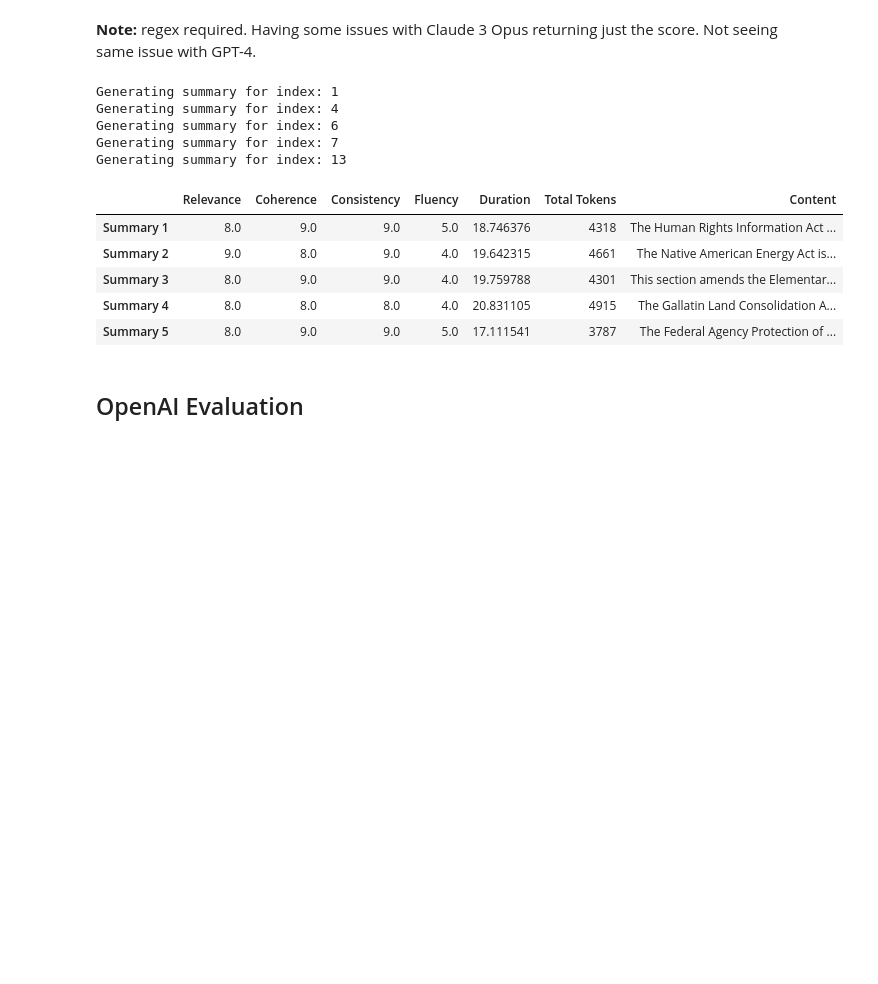
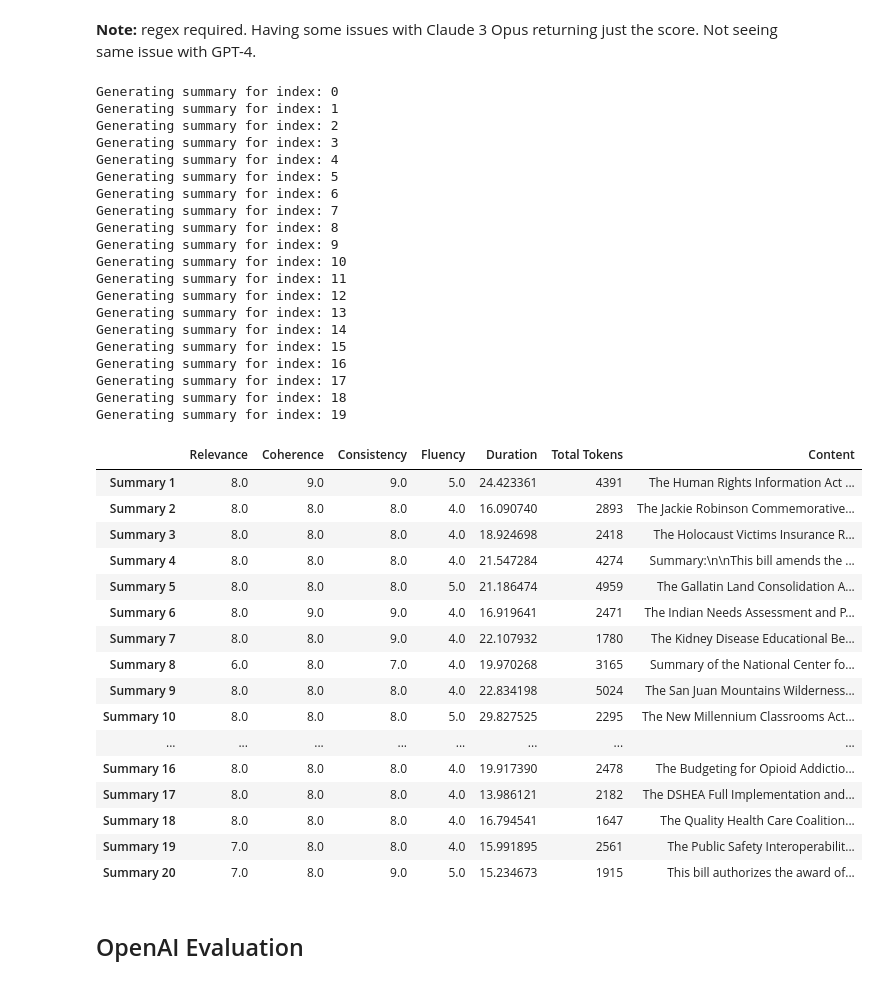
Before and after one commit to mattambrogi/llm-summary-evals, a Jupyter notebook: llm_summarization_evals.ipynb, the cells around one changed output. Saved outputs shown, nothing was run; the diff lists cells and outputs as text; code cells hidden in the pictures; blank space fills up the shorter version.

Commit message:
Update eval prompt, increase sample size, update score parsing

```diff
--- a/llm_summarization_evals.ipynb
+++ b/llm_summarization_evals.ipynb
@@ -35,3 +43,14 @@ Index: 13, Text Length: 16483, Summary Length: 1749
+# %%
+# get first 20 bills with a summary between 200 and 1500 characters
+def valid(bill):
+  return len(bill['summary']) > 200 and len(bill['summary']) < 1500
+
+test_bills = []
+i = 0
+while len(test_bills) < 20:
+  if valid(billsum[i]):
+    test_bills.append(billsum[i])
+  i+=1
 # %% [markdown]
 ## Set up eval prompt
 # %%
@@ -207,6 +202,14 @@ claude_summarizer = ClaudeSummarizer(
+# %%
+claude_summarizer = ClaudeSummarizer(
+    """
+    You are a helpful assistant that summarizes text. You will be provided with a bill from the california legislature. Your job is to create a summary which concisely captures all key information from the bill.
+
+    The user input will just the text of the bill. The output should be the summary and no addtional text.
+    """
+)
 # %%
 # Test Claude Summarizer
-bill = billsum[large_docs_idxs[0]]
+bill = test_bills[0]
 response = claude_summarizer(bill["text"])
 print(response["content"])
 # %% [output]
@@ -264,7 +269,7 @@ evaluation_metrics = {
 # %%
 import re
 # %%
-bill = billsum[6]
+bill = test_bills[0]
 base_summary = bill["summary"]
 generated_summary = claude_summarizer(bill["text"])
 generated_summary_text = generated_summary["content"]
@@ -294,44 +299,74 @@ Fluency: 4.0
 # %%
 # generate and display scores for test set
 all_scores = []
-num_summaries = len(large_docs_idxs)
-for i in large_docs_idxs:
+i = 0
+for bill in test_bills:
     print(f"Generating summary for index: {i}")
-    base_summary = billsum[i]["summary"]
-    summary_result = claude_summarizer(billsum[i]["text"])
+    i+=1
+    base_summary = bill["summary"]
+    summary_result = claude_summarizer(bill["text"])
     generated_summary = summary_result["content"]
     scores = {}
 
     for eval_type, (criteria, steps) in evaluation_metrics.items():
         result = get_geval_score_claude(criteria, steps, base_summary, generated_summary, eval_type)
-        score_num = float(result.strip())
+        try:
+            score_num = float(re.findall(r'\d+', result)[0])
+        except ValueError:
+          score_num = -1
         scores[eval_type] = score_num
 
     scores['Duration'] = summary_result['duration']
     scores['Total Tokens'] = summary_result['tokens']
     scores['Content'] = summary_result['content']
 
     all_scores.append(scores)
-    time.sleep(65)  # avoid rate limit
+    time.sleep(35)  # avoid rate limit
 
 # Create the DataFrame
 df = pd.DataFrame(all_scores)
 
 # Label summaries
-df.index = [f"Summary {i+1}" for i in range(num_summaries)]
+df.index = [f"Summary {i+1}" for i in range(len(test_bills))]
 
 # Display of df
 display(df)
 # %% [output]
+Generating summary for index: 0
 Generating summary for index: 1
+Generating summary for index: 2
+Generating summary for index: 3
 Generating summary for index: 4
+Generating summary for index: 5
 Generating summary for index: 6
 Generating summary for index: 7
+Generating summary for index: 8
+Generating summary for index: 9
+Generating summary for index: 10
+Generating summary for index: 11
+Generating summary for index: 12
 Generating summary for index: 13
+Generating summary for index: 14
+Generating summary for index: 15
+Generating summary for index: 16
+Generating summary for index: 17
+Generating summary for index: 18
+Generating summary for index: 19
 |  | Relevance | Coherence | Consistency | Fluency | Duration | Total Tokens | Content |
-| Summary 1 | 8.0 | 9.0 | 9.0 | 5.0 | 18.746376 | 4318 | The Human Rights Information Act ... |
-| Summary 2 | 9.0 | 8.0 | 9.0 | 4.0 | 19.642315 | 4661 | The Native American Energy Act is... |
-| Summary 3 | 8.0 | 9.0 | 9.0 | 4.0 | 19.759788 | 4301 | This section amends the Elementar... |
-| Summary 4 | 8.0 | 8.0 | 8.0 | 4.0 | 20.831105 | 4915 | The Gallatin Land Consolidation A... |
-| Summary 5 | 8.0 | 9.0 | 9.0 | 5.0 | 17.111541 | 3787 | The Federal Agency Protection of ... |
+| Summary 1 | 8.0 | 9.0 | 9.0 | 5.0 | 24.423361 | 4391 | The Human Rights Information Act ... |
+| Summary 2 | 8.0 | 8.0 | 8.0 | 4.0 | 16.090740 | 2893 | The Jackie Robinson Commemorative... |
+| Summary 3 | 8.0 | 8.0 | 8.0 | 4.0 | 18.924698 | 2418 | The Holocaust Victims Insurance R... |
+| Summary 4 | 8.0 | 8.0 | 8.0 | 4.0 | 21.547284 | 4274 | Summary:\n\nThis bill amends the ... |
+| Summary 5 | 8.0 | 8.0 | 8.0 | 5.0 | 21.186474 | 4959 | The Gallatin Land Consolidation A... |
+| Summary 6 | 8.0 | 9.0 | 9.0 | 4.0 | 16.919641 | 2471 | The Indian Needs Assessment and P... |
+| Summary 7 | 8.0 | 8.0 | 9.0 | 4.0 | 22.107932 | 1780 | The Kidney Disease Educational Be... |
+| Summary 8 | 6.0 | 8.0 | 7.0 | 4.0 | 19.970268 | 3165 | Summary of the National Center fo... |
+| Summary 9 | 8.0 | 8.0 | 8.0 | 4.0 | 22.834198 | 5024 | The San Juan Mountains Wilderness... |
+| Summary 10 | 8.0 | 8.0 | 8.0 | 5.0 | 29.827525 | 2295 | The New Millennium Classrooms Act... |
+| ... | ... | ... | ... | ... | ... | ... | ... |
+| Summary 16 | 8.0 | 8.0 | 8.0 | 4.0 | 19.917390 | 2478 | The Budgeting for Opioid Addictio... |
+| Summary 17 | 8.0 | 8.0 | 8.0 | 4.0 | 13.986121 | 2182 | The DSHEA Full Implementation and... |
+| Summary 18 | 8.0 | 8.0 | 8.0 | 4.0 | 16.794541 | 1647 | The Quality Health Care Coalition... |
+| Summary 19 | 7.0 | 8.0 | 8.0 | 4.0 | 15.991895 | 2561 | The Public Safety Interoperabilit... |
+| Summary 20 | 7.0 | 8.0 | 9.0 | 5.0 | 15.234673 | 1915 | This bill authorizes the award of... |
 # %%
```
Also changed, not shown: parts of 18 cells of this notebook.
